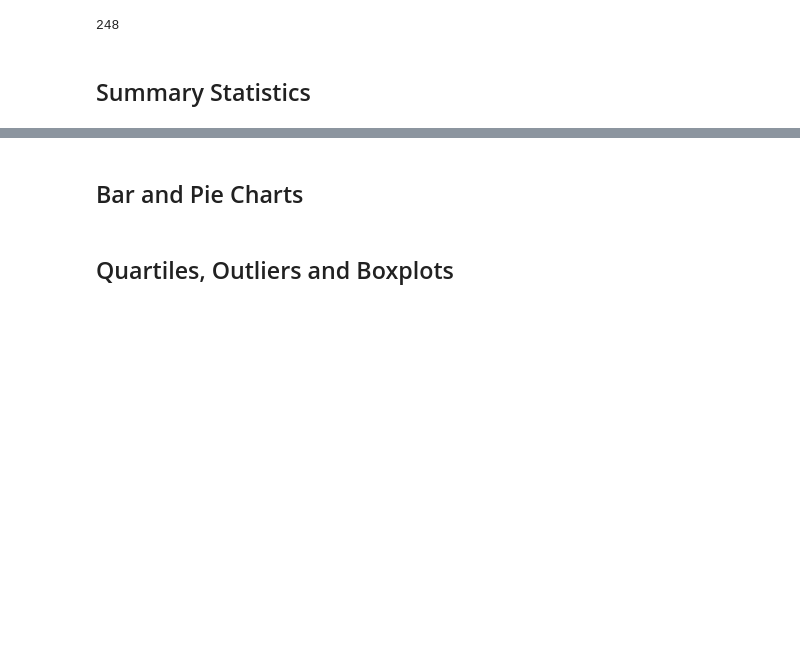
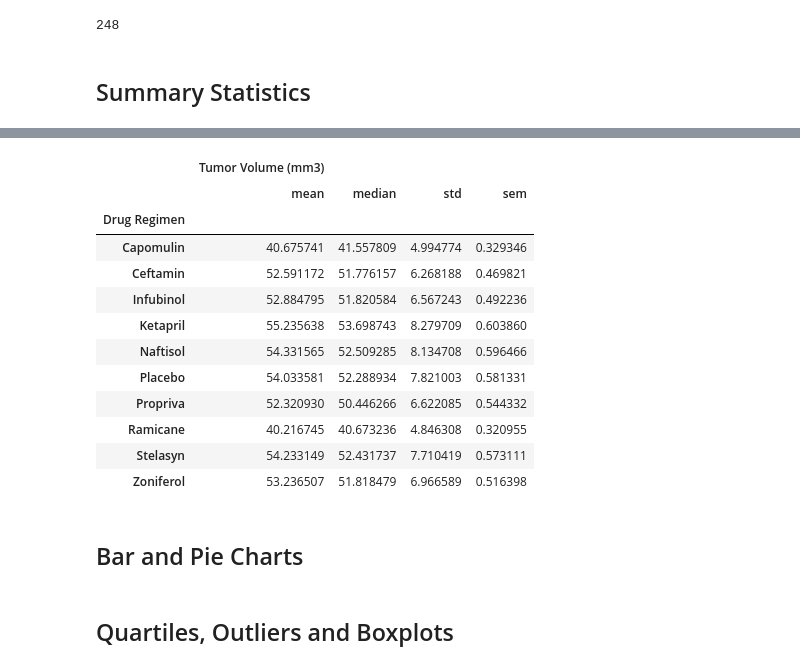
Before and after one commit to kellnergp/matplotlib-challenge, a Jupyter notebook: Pymaceuticals/pymaceuticals_gpk.ipynb, the cells around one changed output, grey strips where cells are left out. Cells and saved outputs as stored; diff of their text form; code cells hidden in the pictures; blank space fills up the shorter version.

Commit message:
summary statistics

```diff
--- a/Pymaceuticals/pymaceuticals_gpk.ipynb
+++ b/Pymaceuticals/pymaceuticals_gpk.ipynb
@@ -103,3 +110,33 @@ len(filtered_df['Mouse ID'].unique())
 248
 # %% [markdown]
 ## Summary Statistics
+# %%
+# Generate a summary statistics table of mean, median, variance, standard deviation, and SEM of the tumor volume for each regimen
+
+# Use groupby and summary statistical methods to calculate the following properties of each drug regimen:
+# mean, median, variance, standard deviation, and SEM of the tumor volume.
+# Assemble the resulting series into a single summary dataframe.
+
+# call drug regimen and tumor volume columns from filtered data, that's all that's needed here
+regimen_tumorvol = filtered_df[['Drug Regimen', 'Tumor Volume (mm3)']]
+
+# use groupby objects with analysis functions to get analysis values for each regimen
+rtv_mean = regimen_tumorvol.groupby(['Drug Regimen']).mean()
+rtv_median = regimen_tumorvol.groupby(['Drug Regimen']).median()
+rtv_std = regimen_tumorvol.groupby(['Drug Regimen']).std()
+rtv_sem = regimen_tumorvol.groupby(['Drug Regimen']).sem()
+
+#merge the dataframes, rename columns in the middle to prevent duplicate column names
+rtv_mm =pd.merge(rtv_mean, rtv_median, on='Drug Regimen')
+rtv_mmstd = pd.merge(rtv_mm, rtv_std, on='Drug Regimen')
+
+rtv_mmstd = rtv_mmstd.rename(columns={'Tumor Volume (mm3)_x': 'Mean Tumor Volume (mm3)',
+                                      'Tumor Volume (mm3)_y': 'Median Tumor Volume (mm3)',
+                                     'Tumor Volume (mm3)': 'Tumor Volume (mm3), STD'})
+
+summary_stats = pd.merge(rtv_mmstd, rtv_sem, on='Drug Regimen')
+
+# rename last column to fit
+summary_stats = summary_stats.rename(columns={'Tumor Volume (mm3)': 'Tumor Volume (mm3), SEM'})
+
+summary_stats
@@ -106,6 +156,21 @@ len(filtered_df['Mouse ID'].unique())
 # %%
 # Generate a summary statistics table of mean, median, variance, standard deviation, and SEM of the tumor volume for each regimen
 
-# Use groupby and summary statistical methods to calculate the following properties of each drug regimen:
-# mean, median, variance, standard deviation, and SEM of the tumor volume.
-# Assemble the resulting series into a single summary dataframe.
+# Using the aggregation method, produce the same summary statistics in a single line
+summary_stats_alter = regimen_tumorvol.groupby(['Drug Regimen']).agg({'Tumor Volume (mm3)': ['mean', 'median', 'std', 'sem']})
+
+summary_stats_alter
+# %% [output]
+|  | Tumor Volume (mm3) |  |  |  |
+|  | mean | median | std | sem |
+| Drug Regimen |  |  |  |  |
+| Capomulin | 40.675741 | 41.557809 | 4.994774 | 0.329346 |
+| Ceftamin | 52.591172 | 51.776157 | 6.268188 | 0.469821 |
+| Infubinol | 52.884795 | 51.820584 | 6.567243 | 0.492236 |
+| Ketapril | 55.235638 | 53.698743 | 8.279709 | 0.603860 |
+| Naftisol | 54.331565 | 52.509285 | 8.134708 | 0.596466 |
+| Placebo | 54.033581 | 52.288934 | 7.821003 | 0.581331 |
+| Propriva | 52.320930 | 50.446266 | 6.622085 | 0.544332 |
+| Ramicane | 40.216745 | 40.673236 | 4.846308 | 0.320955 |
+| Stelasyn | 54.233149 | 52.431737 | 7.710419 | 0.573111 |
+| Zoniferol | 53.236507 | 51.818479 | 6.966589 | 0.516398 |
```
Also changed, not shown: parts of 5 cells of this notebook.
